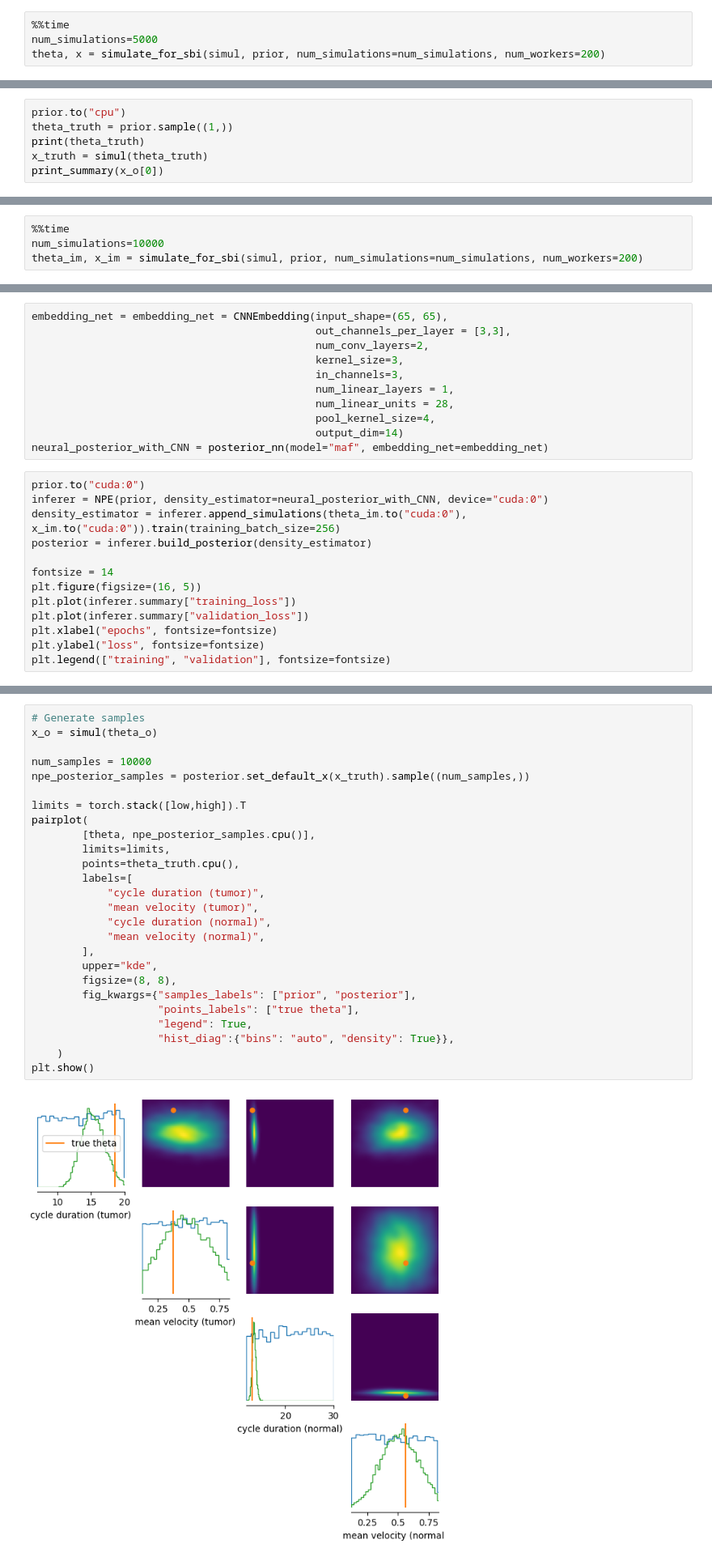
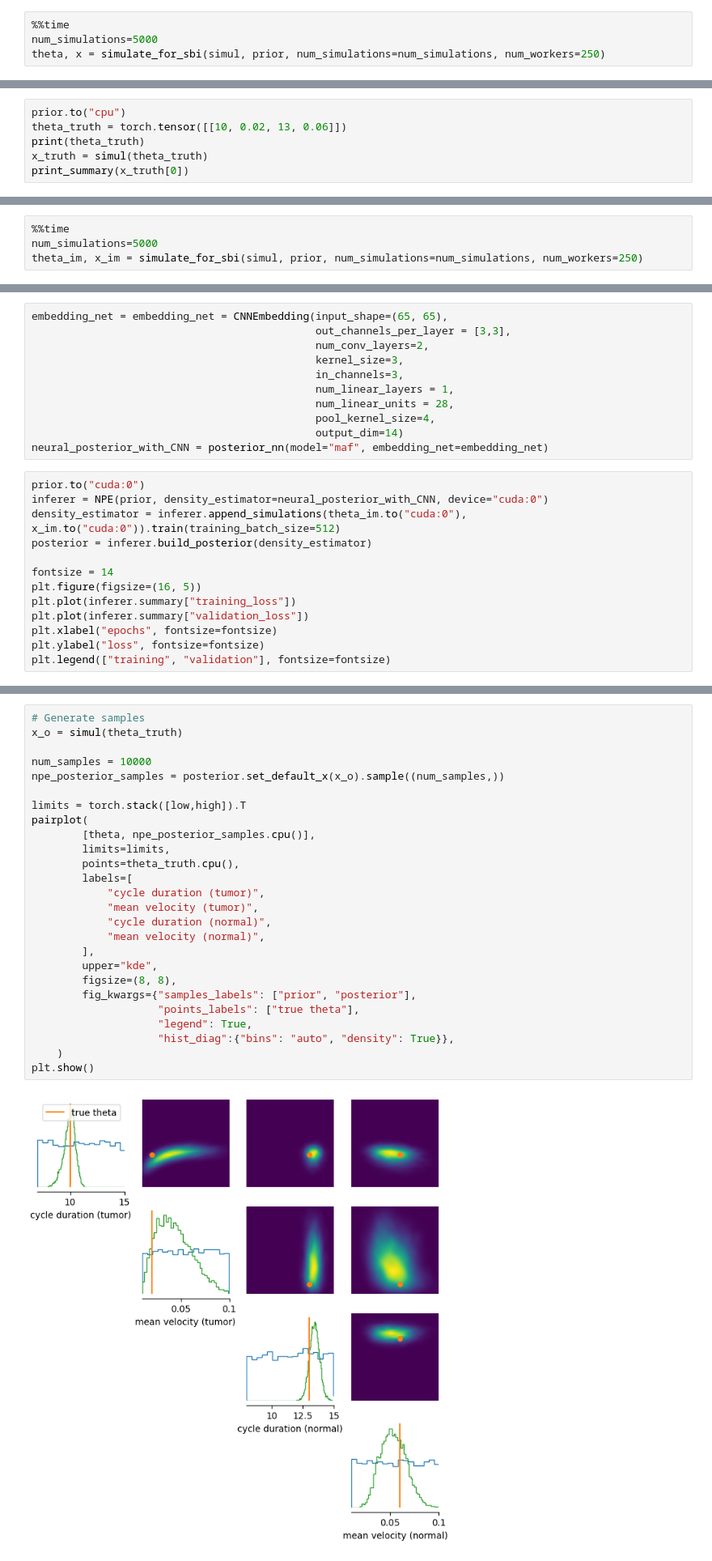
Before and after one commit to albazarova/sbi_intro, a Jupyter notebook: notebooks/4b_learn_summary_statistics_cell_growth.ipynb, the cells around one changed output, grey strips where cells are left out. Shown at 81% size. Saved outputs shown, nothing was run; the diff lists cells and outputs as text.

```diff
--- a/notebooks/4b_learn_summary_statistics_cell_growth.ipynb
+++ b/notebooks/4b_learn_summary_statistics_cell_growth.ipynb
@@ -197,5 +199,5 @@ Initializing BoxUniform prior o cpu.
 # %%
 %%time
 num_simulations=5000
-theta, x = simulate_for_sbi(simul, prior, num_simulations=num_simulations, num_workers=200)
+theta, x = simulate_for_sbi(simul, prior, num_simulations=num_simulations, num_workers=250)
 # %% [output]
@@ -272,7 +267,7 @@ Now, let's suppose we have a real observation `x_truth` of the summary statistic
 # %%
 prior.to("cpu")
-theta_truth = prior.sample((1,))
+theta_truth = torch.tensor([[10, 0.02, 13, 0.06]])
 print(theta_truth)
 x_truth = simul(theta_truth)
-print_summary(x_o[0])
+print_summary(x_truth[0])
 # %% [output]
@@ -330,6 +326,6 @@ Initializing BoxUniform prior o cpu.
 4 parameters to be estimated.
 # %%
 %%time
-num_simulations=10000
-theta_im, x_im = simulate_for_sbi(simul, prior, num_simulations=num_simulations, num_workers=200)
+num_simulations=5000
+theta_im, x_im = simulate_for_sbi(simul, prior, num_simulations=num_simulations, num_workers=250)
 # %% [output]
@@ -379,7 +375,7 @@ neural_posterior_with_CNN = posterior_nn(model="maf", embedding_net=embedding_ne
 # %%
 prior.to("cuda:0")
 inferer = NPE(prior, density_estimator=neural_posterior_with_CNN, device="cuda:0")
-density_estimator = inferer.append_simulations(theta_im.to("cuda:0"), x_im.to("cuda:0")).train(training_batch_size=256)
+density_estimator = inferer.append_simulations(theta_im.to("cuda:0"), x_im.to("cuda:0")).train(training_batch_size=512)
 posterior = inferer.build_posterior(density_estimator)
 
 fontsize = 14
@@ -396,28 +392,28 @@ plt.legend(["training", "validation"], fontsize=fontsize)
 # %%
 # Generate samples
-x_o = simul(theta_o)
+x_o = simul(theta_truth)
 
 num_samples = 10000
-npe_posterior_samples = posterior.set_default_x(x_truth).sample((num_samples,))
+npe_posterior_samples = posterior.set_default_x(x_o).sample((num_samples,))
 
 limits = torch.stack([low,high]).T
 pairplot(
         [theta, npe_posterior_samples.cpu()],
         limits=limits,
         points=theta_truth.cpu(),
         labels=[
             "cycle duration (tumor)",
             "mean velocity (tumor)",
             "cycle duration (normal)",
             "mean velocity (normal)",
         ],
         upper="kde",
         figsize=(8, 8),
         fig_kwargs={"samples_labels": ["prior", "posterior"],
                     "points_labels": ["true theta"],
                     "legend": True,
                     "hist_diag":{"bins": "auto", "density": True}},
     )
 plt.show()
 # %% [output]
-[figure, old version]
+[figure, new version]
```
Also changed, not shown: parts of 18 cells of this notebook.
